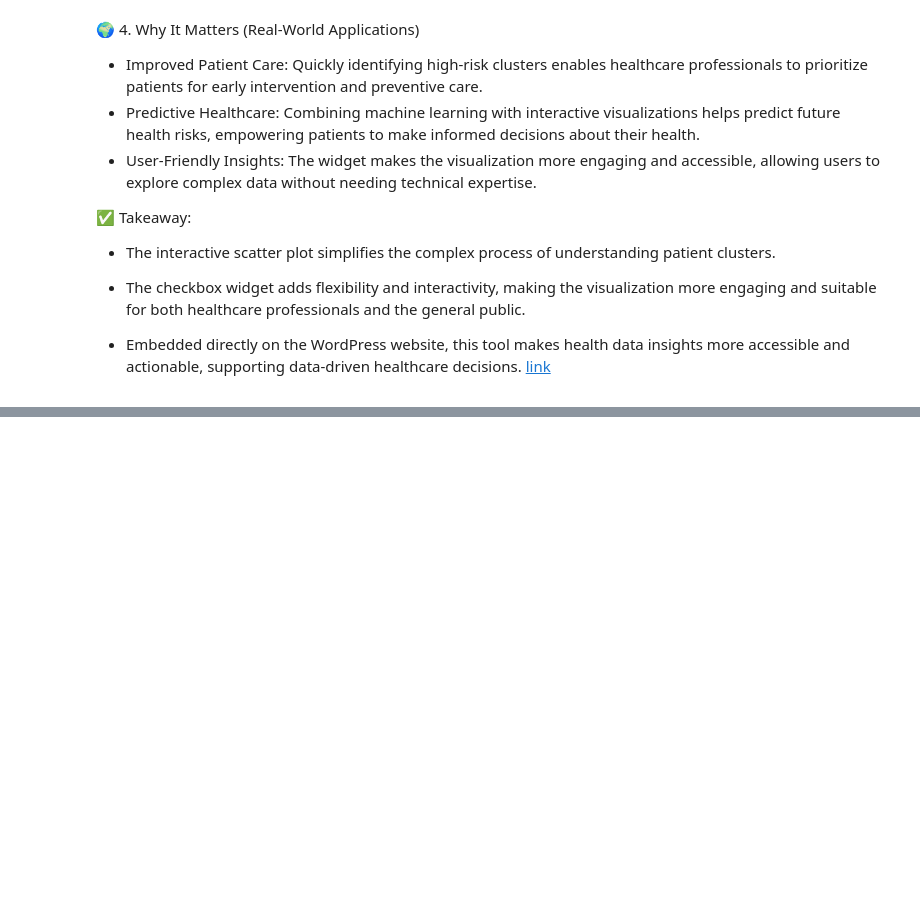
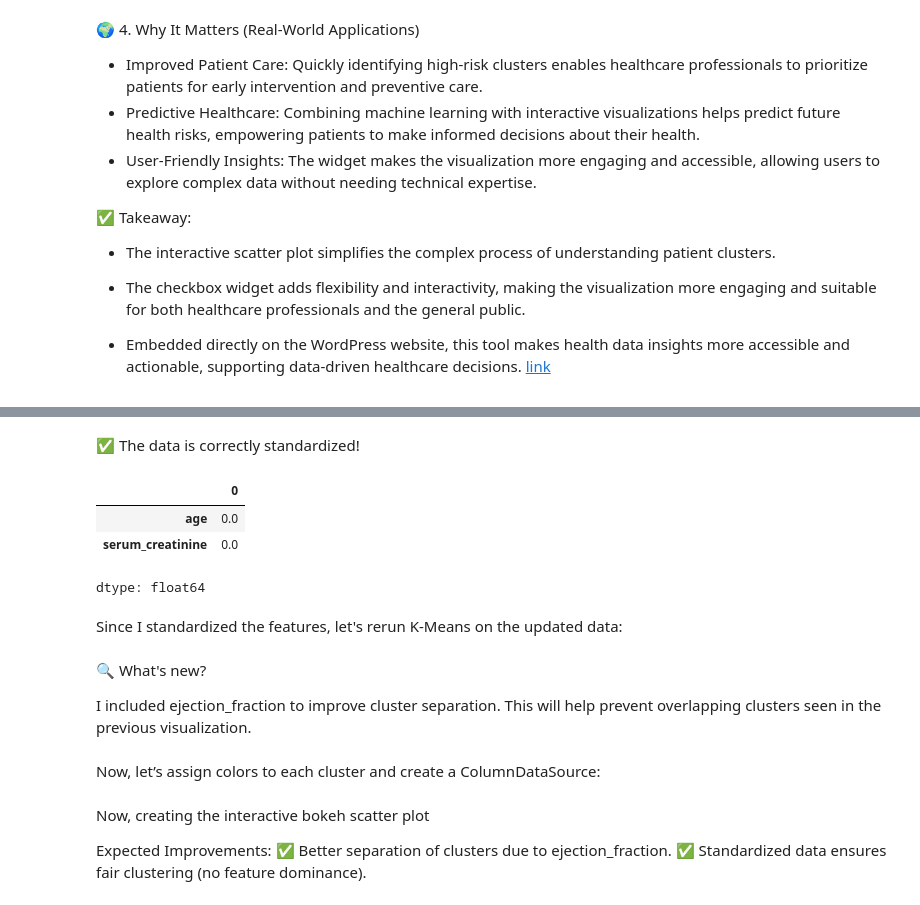
Before and after one commit to zpalevani/Capstone2, a Jupyter notebook: Capstone2.ipynb, the cells around one changed output, grey strips where cells are left out. Drawn from its saved outputs; the diff is of its cells as text; code cells hidden in the pictures; blank space fills up the shorter version.

```diff
--- a/Capstone2.ipynb
+++ b/Capstone2.ipynb
@@ -850,0 +886,11 @@ The widget makes the visualization more engaging and accessible, allowing users
+# %% [markdown]
+✅ The data is correctly standardized!
+# %%
+df[['age', 'serum_creatinine']].mean().round(5)
+# %% [output]
+|  | 0 |
+| age | 0.0 |
+| serum_creatinine | 0.0 |
+dtype: float64
+# %% [markdown]
+Since I standardized the features, let's rerun K-Means on the updated data:
@@ -850,0 +907,7 @@ The widget makes the visualization more engaging and accessible, allowing users
+# %% [markdown]
+🔍 What's new?
+
+I included ejection_fraction to improve cluster separation.
+This will help prevent overlapping clusters seen in the previous visualization.
+# %% [markdown]
+Now, let’s assign colors to each cluster and create a ColumnDataSource:
@@ -850,0 +928,6 @@ The widget makes the visualization more engaging and accessible, allowing users
+# %% [markdown]
+Now, creating the interactive bokeh scatter plot
+
+Expected Improvements:
+✅ Better separation of clusters due to ejection_fraction.
+✅ Standardized data ensures fair clustering (no feature dominance).
```
Also changed, not shown: parts of 13 cells of this notebook.
